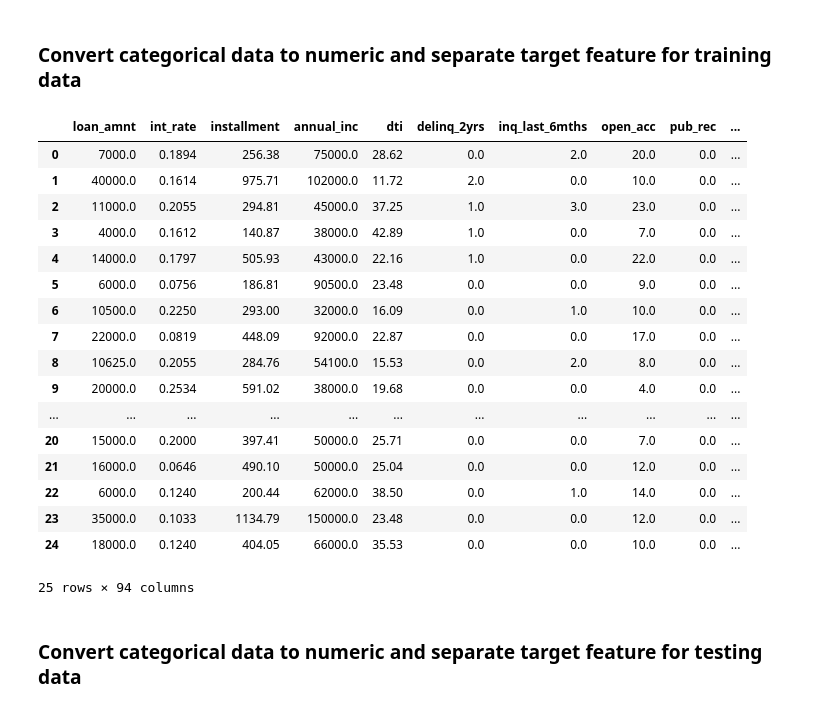
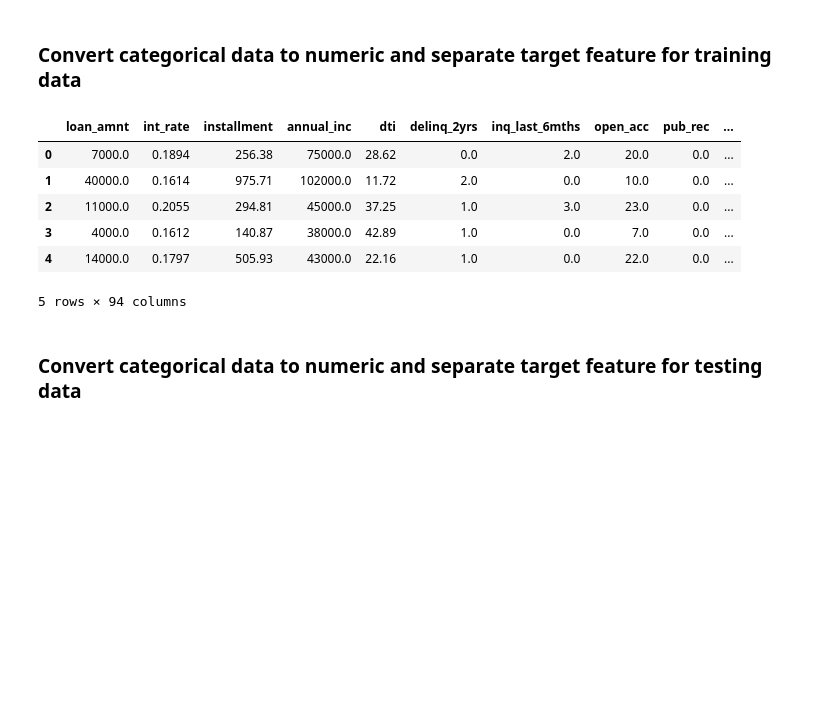
Before and after one commit to juliemcbaker/lendingclub_risk, a Jupyter notebook: Credit Risk Evaluator.ipynb, the cells around one changed output. Cells and saved outputs as stored; diff of their text form; code cells hidden in the pictures; blank space fills up the shorter version.

```diff
--- a/Credit Risk Evaluator.ipynb
+++ b/Credit Risk Evaluator.ipynb
@@ -37,26 +39,15 @@ df_compare
 ### Convert categorical data to numeric and separate target feature for training data
 # %%
 train_convert_df = pd.get_dummies(train_df)
-train_convert_df.head(25)
+train_convert_df.head()
 # %% [output]
 |  | loan_amnt | int_rate | installment | annual_inc | dti | delinq_2yrs | inq_last_6mths | open_acc | pub_rec | ... |
 | 0 | 7000.0 | 0.1894 | 256.38 | 75000.0 | 28.62 | 0.0 | 2.0 | 20.0 | 0.0 | ... |
 | 1 | 40000.0 | 0.1614 | 975.71 | 102000.0 | 11.72 | 2.0 | 0.0 | 10.0 | 0.0 | ... |
 | 2 | 11000.0 | 0.2055 | 294.81 | 45000.0 | 37.25 | 1.0 | 3.0 | 23.0 | 0.0 | ... |
 | 3 | 4000.0 | 0.1612 | 140.87 | 38000.0 | 42.89 | 1.0 | 0.0 | 7.0 | 0.0 | ... |
 | 4 | 14000.0 | 0.1797 | 505.93 | 43000.0 | 22.16 | 1.0 | 0.0 | 22.0 | 0.0 | ... |
-| 5 | 6000.0 | 0.0756 | 186.81 | 90500.0 | 23.48 | 0.0 | 0.0 | 9.0 | 0.0 | ... |
-| 6 | 10500.0 | 0.2250 | 293.00 | 32000.0 | 16.09 | 0.0 | 1.0 | 10.0 | 0.0 | ... |
-| 7 | 22000.0 | 0.0819 | 448.09 | 92000.0 | 22.87 | 0.0 | 0.0 | 17.0 | 0.0 | ... |
-| 8 | 10625.0 | 0.2055 | 284.76 | 54100.0 | 15.53 | 0.0 | 2.0 | 8.0 | 0.0 | ... |
-| 9 | 20000.0 | 0.2534 | 591.02 | 38000.0 | 19.68 | 0.0 | 0.0 | 4.0 | 0.0 | ... |
-| ... | ... | ... | ... | ... | ... | ... | ... | ... | ... | ... |
-| 20 | 15000.0 | 0.2000 | 397.41 | 50000.0 | 25.71 | 0.0 | 0.0 | 7.0 | 0.0 | ... |
-| 21 | 16000.0 | 0.0646 | 490.10 | 50000.0 | 25.04 | 0.0 | 0.0 | 12.0 | 0.0 | ... |
-| 22 | 6000.0 | 0.1240 | 200.44 | 62000.0 | 38.50 | 0.0 | 1.0 | 14.0 | 0.0 | ... |
-| 23 | 35000.0 | 0.1033 | 1134.79 | 150000.0 | 23.48 | 0.0 | 0.0 | 12.0 | 0.0 | ... |
-| 24 | 18000.0 | 0.1240 | 404.05 | 66000.0 | 35.53 | 0.0 | 0.0 | 10.0 | 0.0 | ... |
-25 rows × 94 columns
+5 rows × 94 columns
 # %%
 train_con_cols = train_convert_df.columns
 # %% [markdown]
```
Also changed, not shown: parts of 11 cells of this notebook.
